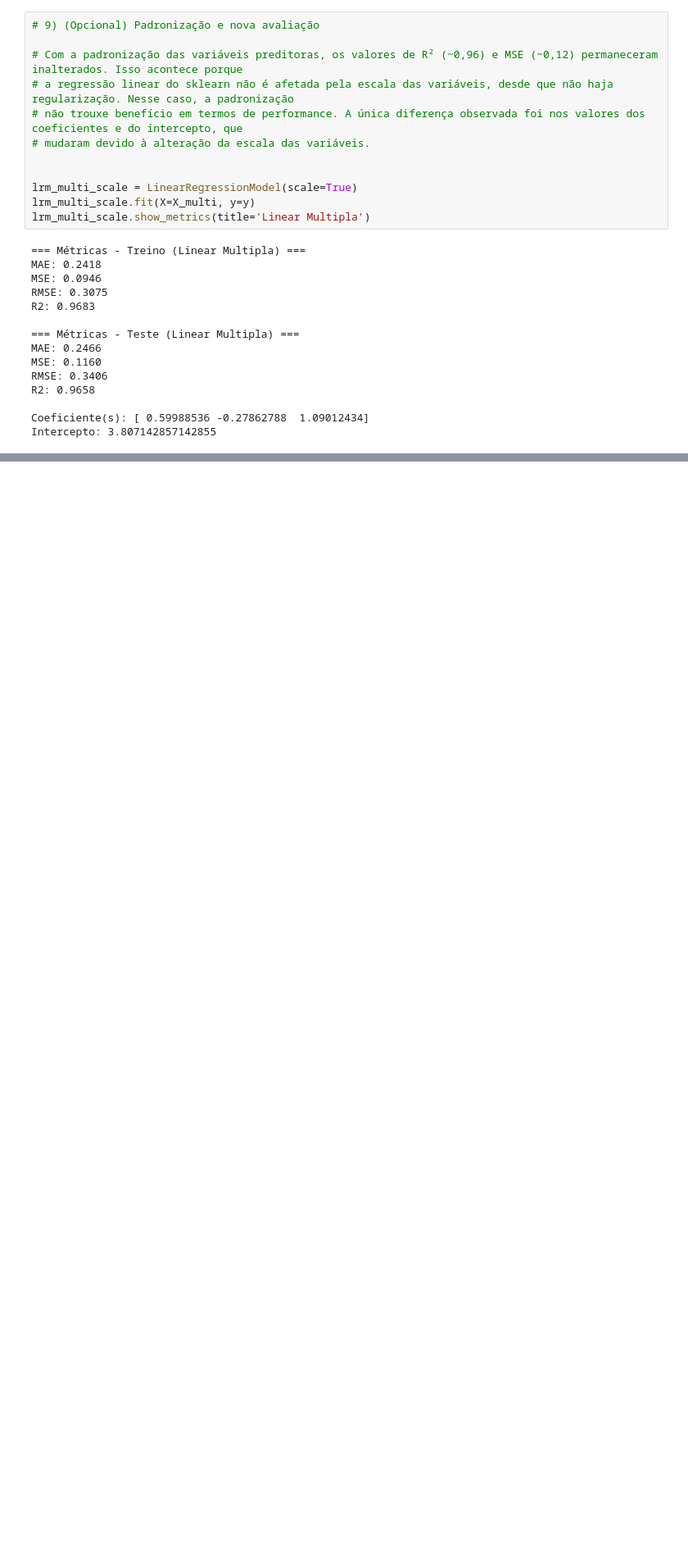
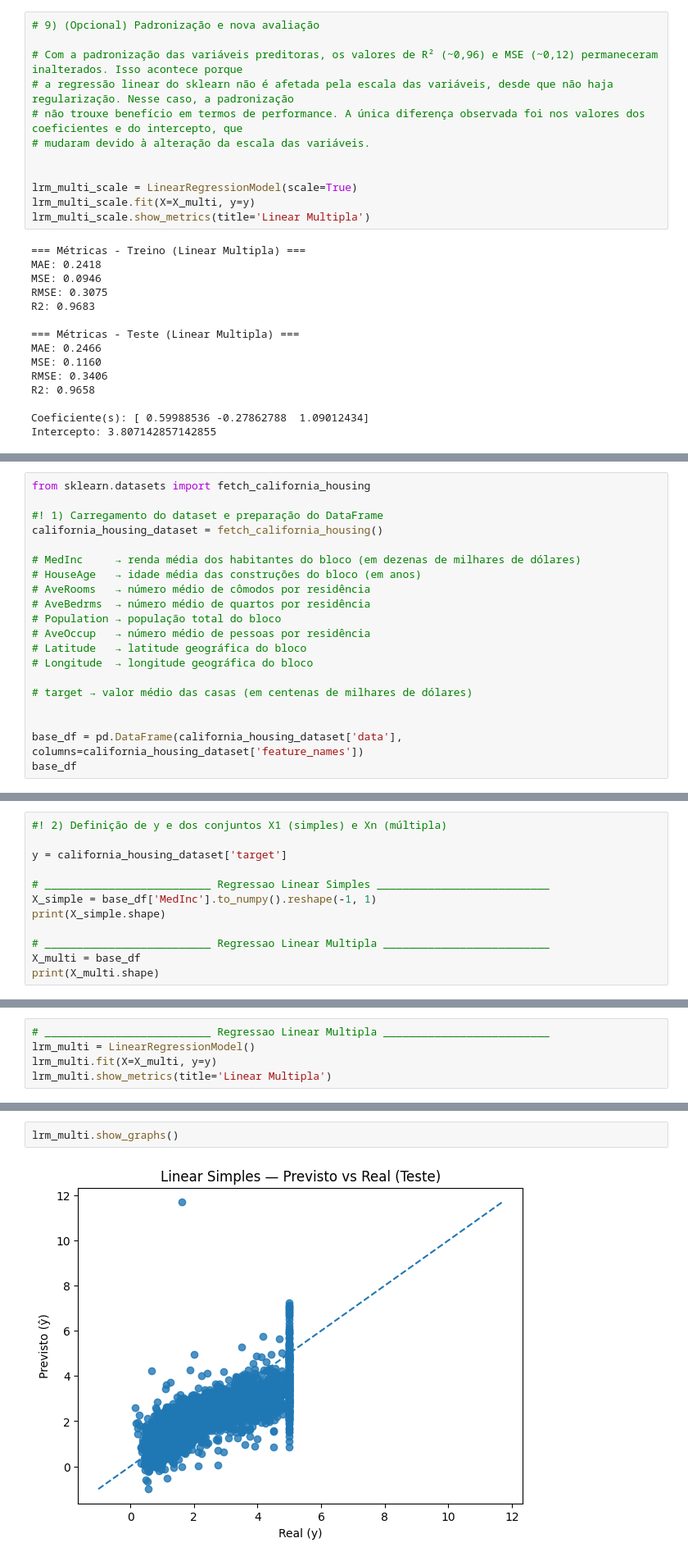
Before and after one commit to YasminTrembulack/Eng_Software, a Jupyter notebook: Aula02/Exercicio_Regressao_Iris.ipynb, the cells around one changed output, grey strips where cells are left out. Shown at 82% size. Drawn from its saved outputs; the diff is of its cells as text; blank space fills up the shorter version.

```diff
--- a/Aula02/Exercicio_Regressao_Iris.ipynb
+++ b/Aula02/Exercicio_Regressao_Iris.ipynb
@@ -263,0 +265,20 @@ Intercepto: 3.807142857142855
+# %%
+from sklearn.datasets import fetch_california_housing
+
+#! 1) Carregamento do dataset e preparação do DataFrame
+california_housing_dataset = fetch_california_housing()
+
+# MedInc     → renda média dos habitantes do bloco (em dezenas de milhares de dólares)
+# HouseAge   → idade média das construções do bloco (em anos)
+# AveRooms   → número médio de cômodos por residência
+# AveBedrms  → número médio de quartos por residência
+# Population → população total do bloco
+# AveOccup   → número médio de pessoas por residência
+# Latitude   → latitude geográfica do bloco
+# Longitude  → longitude geográfica do bloco
+
+# target → valor médio das casas (em centenas de milhares de dólares)
+
+
+base_df = pd.DataFrame(california_housing_dataset['data'], columns=california_housing_dataset['feature_names'])
+base_df
@@ -263,0 +299,12 @@ Intercepto: 3.807142857142855
+# %%
+#! 2) Definição de y e dos conjuntos X1 (simples) e Xn (múltipla)
+
+y = california_housing_dataset['target']
+
+# __________________________ Regressao Linear Simples ___________________________
+X_simple = base_df['MedInc'].to_numpy().reshape(-1, 1)
+print(X_simple.shape)
+
+# __________________________ Regressao Linear Multipla __________________________
+X_multi = base_df
+print(X_multi.shape)
@@ -263,0 +334,5 @@ Intercepto: 3.807142857142855
+# %%
+# __________________________ Regressao Linear Multipla __________________________
+lrm_multi = LinearRegressionModel()
+lrm_multi.fit(X=X_multi, y=y)
+lrm_multi.show_metrics(title='Linear Multipla')
@@ -263,0 +355,4 @@ Intercepto: 3.807142857142855
+# %%
+lrm_multi.show_graphs()
+# %% [output]
+[figure, added]
```
Also changed, not shown: parts of 7 cells of this notebook.
